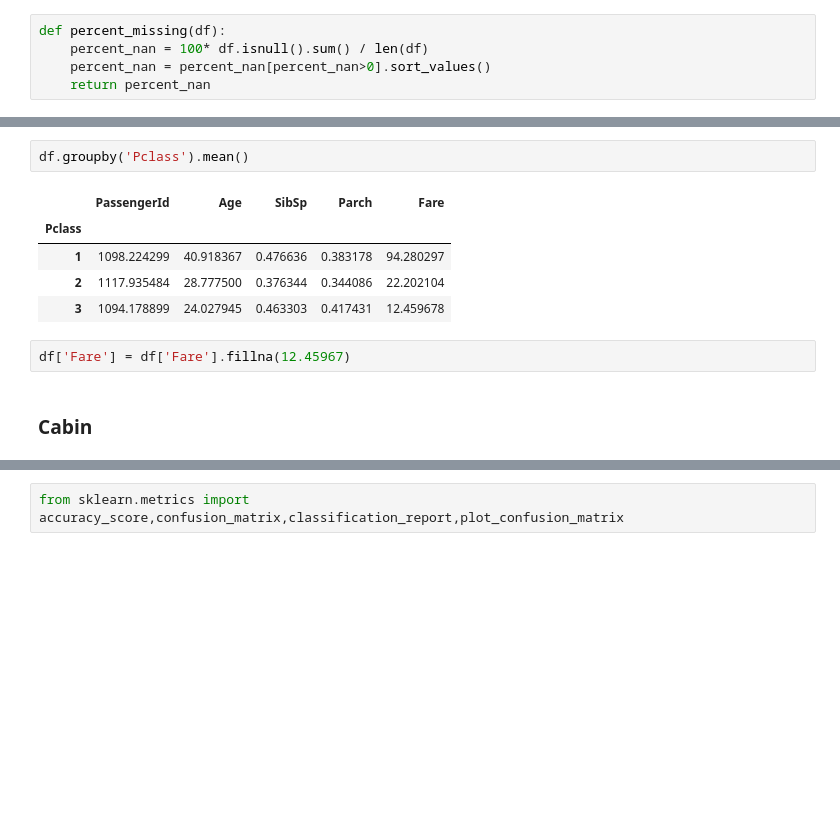
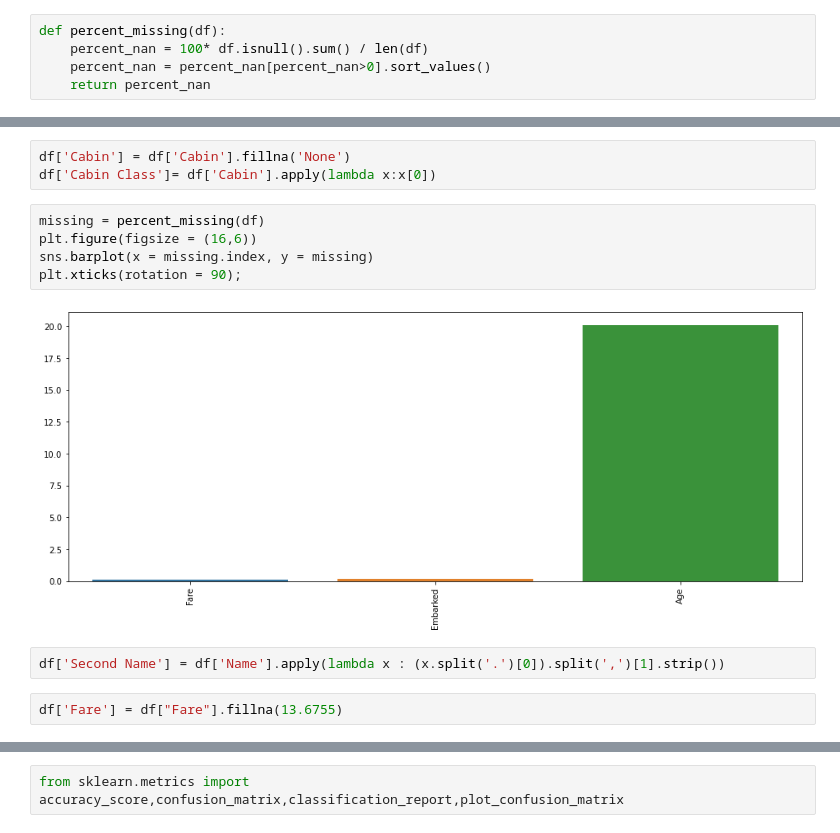
Before and after one commit to Hari31416/Data-Sciences, a Jupyter notebook: Codes/Titanic Model/Untitled-Copy1.ipynb, the cells around one changed output, grey strips where cells are left out. Cells and saved outputs as stored; diff of their text form; blank space fills up the shorter version.

```diff
--- a/Codes/Titanic Model/Untitled-Copy1.ipynb
+++ b/Codes/Titanic Model/Untitled-Copy1.ipynb
@@ -43,12 +139,14 @@ memory usage: 36.0+ KB
-# %%
-df.groupby('Pclass').mean()
-# %% [output]
-|  | PassengerId | Age | SibSp | Parch | Fare |
-| Pclass |  |  |  |  |  |
-| 1 | 1098.224299 | 40.918367 | 0.476636 | 0.383178 | 94.280297 |
-| 2 | 1117.935484 | 28.777500 | 0.376344 | 0.344086 | 22.202104 |
-| 3 | 1094.178899 | 24.027945 | 0.463303 | 0.417431 | 12.459678 |
+# %%
+df['Cabin'] = df['Cabin'].fillna('None')
+df['Cabin Class']= df['Cabin'].apply(lambda x:x[0])
+# %%
+missing = percent_missing(df)
+plt.figure(figsize = (16,6))
+sns.barplot(x = missing.index, y = missing)
+plt.xticks(rotation = 90);
+# %% [output]
+[figure, added]
+# %%
+df['Second Name'] = df['Name'].apply(lambda x : (x.split('.')[0]).split(',')[1].strip())
 # %%
-df['Fare'] = df['Fare'].fillna(12.45967)
+df['Fare'] = df["Fare"].fillna(13.6755)
-# %% [markdown]
-### Cabin
```
Also changed, not shown: parts of 154 cells of this notebook, 12 other files.
